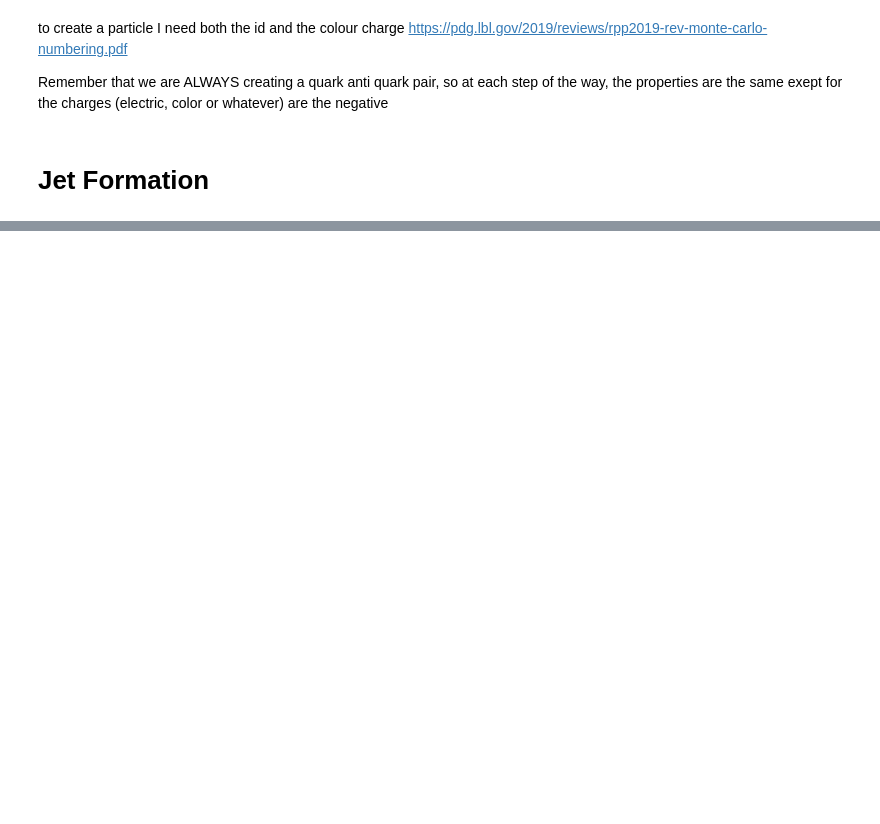
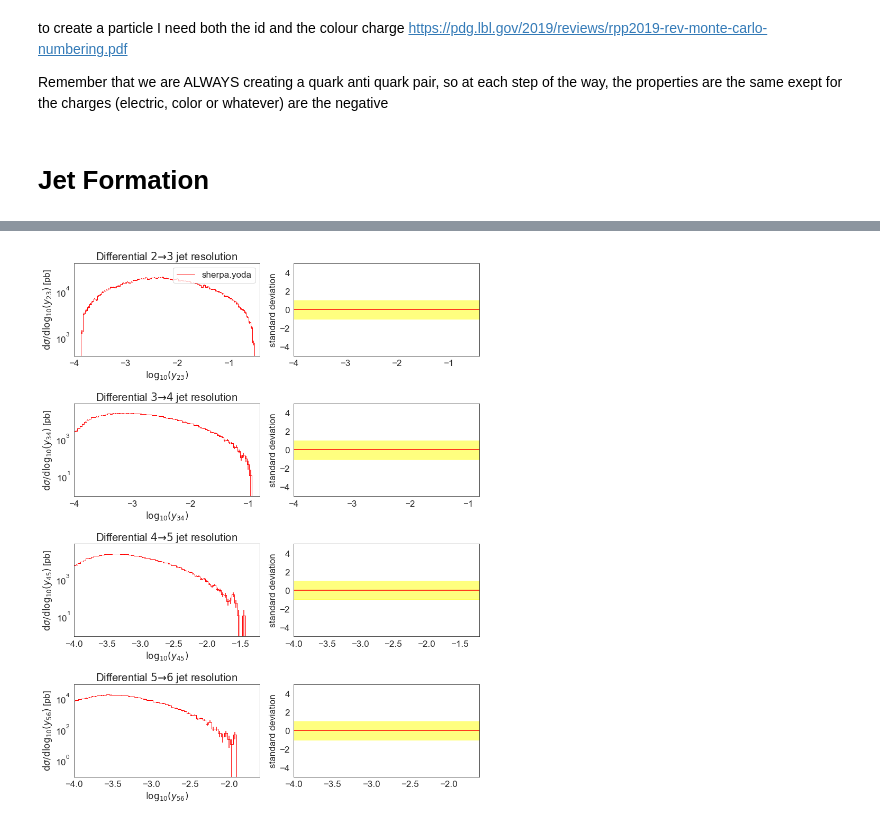
Before and after one commit to Ssalazar12/Physics, a Jupyter notebook: montecarlo_qcd/problem_1_montecarlo.ipynb, the cells around one changed output, grey strips where cells are left out. Saved outputs shown, nothing was run; the diff lists cells and outputs as text; code cells hidden in the pictures; blank space fills up the shorter version.

```diff
--- a/montecarlo_qcd/problem_1_montecarlo.ipynb
+++ b/montecarlo_qcd/problem_1_montecarlo.ipynb
@@ -641,0 +629,4 @@ yij_list = [clustering_algorithm.Yij(pair_[0],pair_[1]) for pair_ in combination
+# %%
+yoda.plot_jet_histograms(['sherpa.yoda'])
+# %% [output]
+[figure, added]
```
Also changed, not shown: parts of 17 cells of this notebook.
